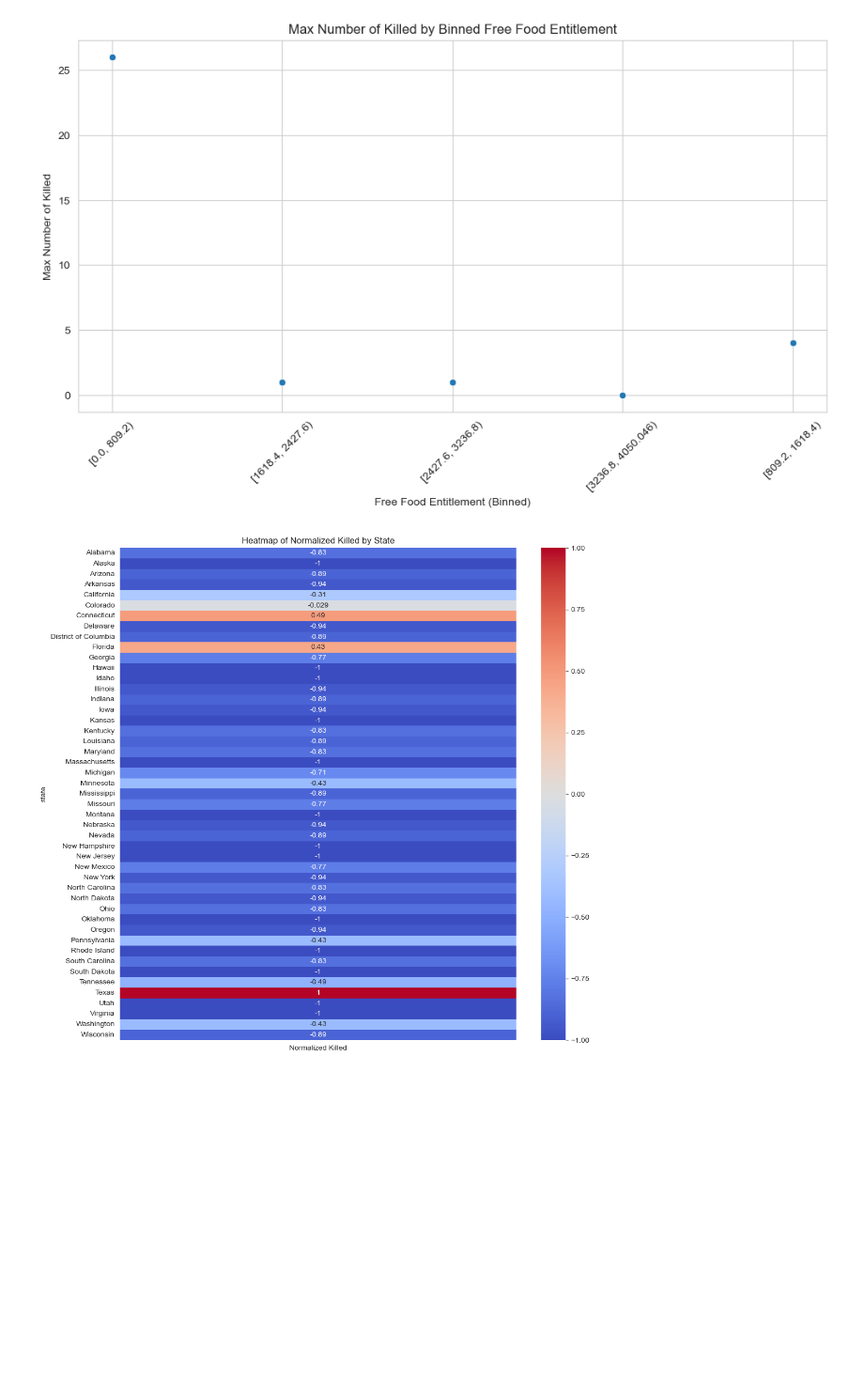
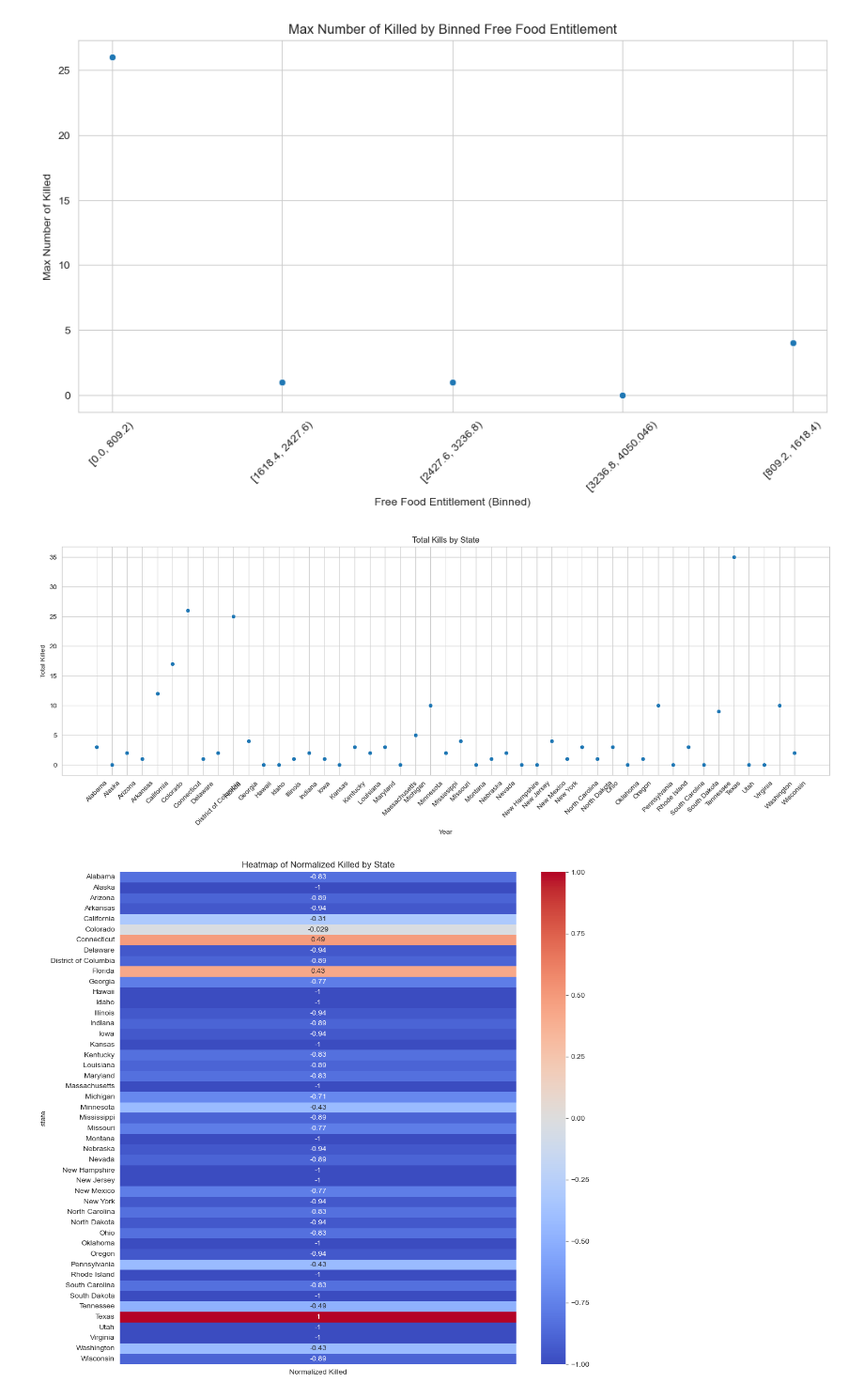
Before and after one commit to AhmadAlkaseb/BI, a Jupyter notebook: MiniProjekt3/Data/MiniProjekt3v1.ipynb, the cells around one changed output. Shown at 94% size. Saved outputs shown, nothing was run; the diff lists cells and outputs as text; code cells hidden in the pictures; blank space fills up the shorter version.

```diff
--- a/MiniProjekt3/Data/MiniProjekt3v1.ipynb
+++ b/MiniProjekt3/Data/MiniProjekt3v1.ipynb
@@ -342,4 +341,18 @@ plt.xticks(rotation=45)
 plt.show()
 # %% [output]
 [figure]
+# %%
+# Group by year and sum the 'killed' values
+df_grouped = df.groupby('state')['killed'].sum().reset_index()
+
+# Plot the scatter plot
+plt.figure(figsize=(20, 6))
+sns.scatterplot(x='state', y='killed', data=df_grouped)
+plt.title('Total Kills by State')
+plt.xlabel('Year')
+plt.ylabel('Total Killed')
+plt.xticks(rotation=45)
+plt.show()
+# %% [output]
+[figure, added]
 # %%
```
Also changed, not shown: parts of 42 cells of this notebook, 5 other files.
